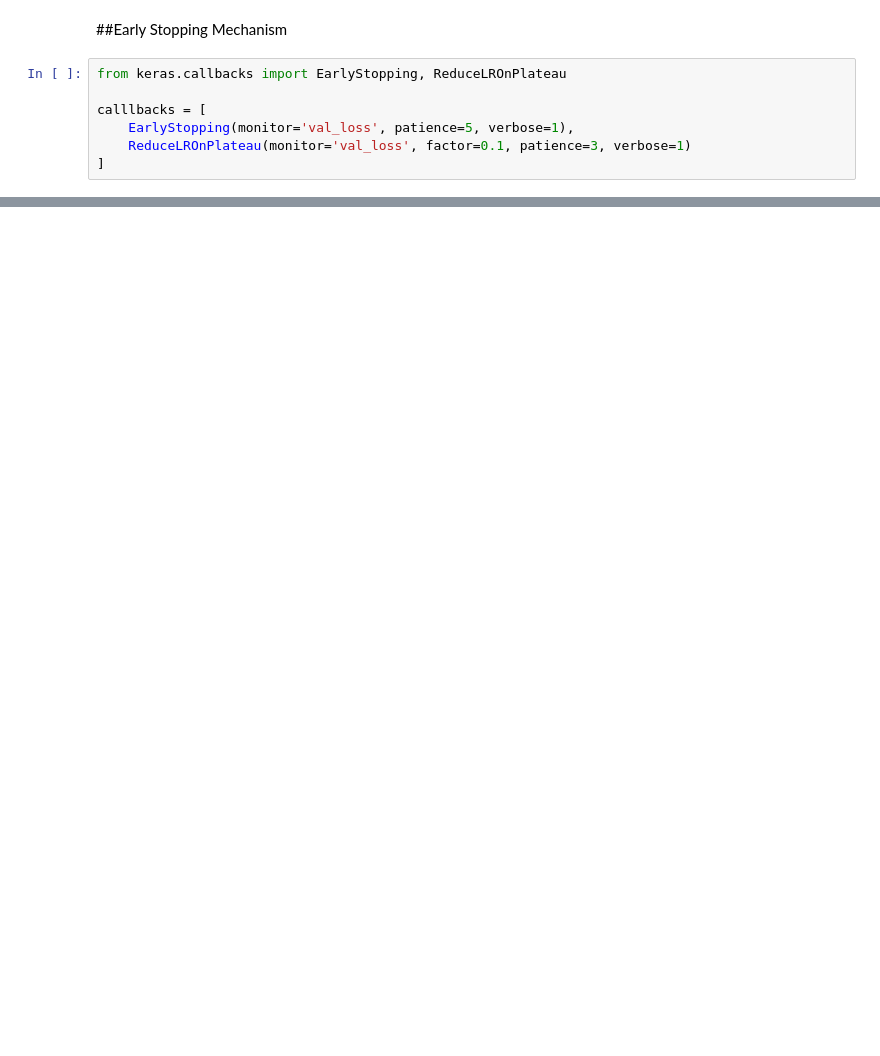
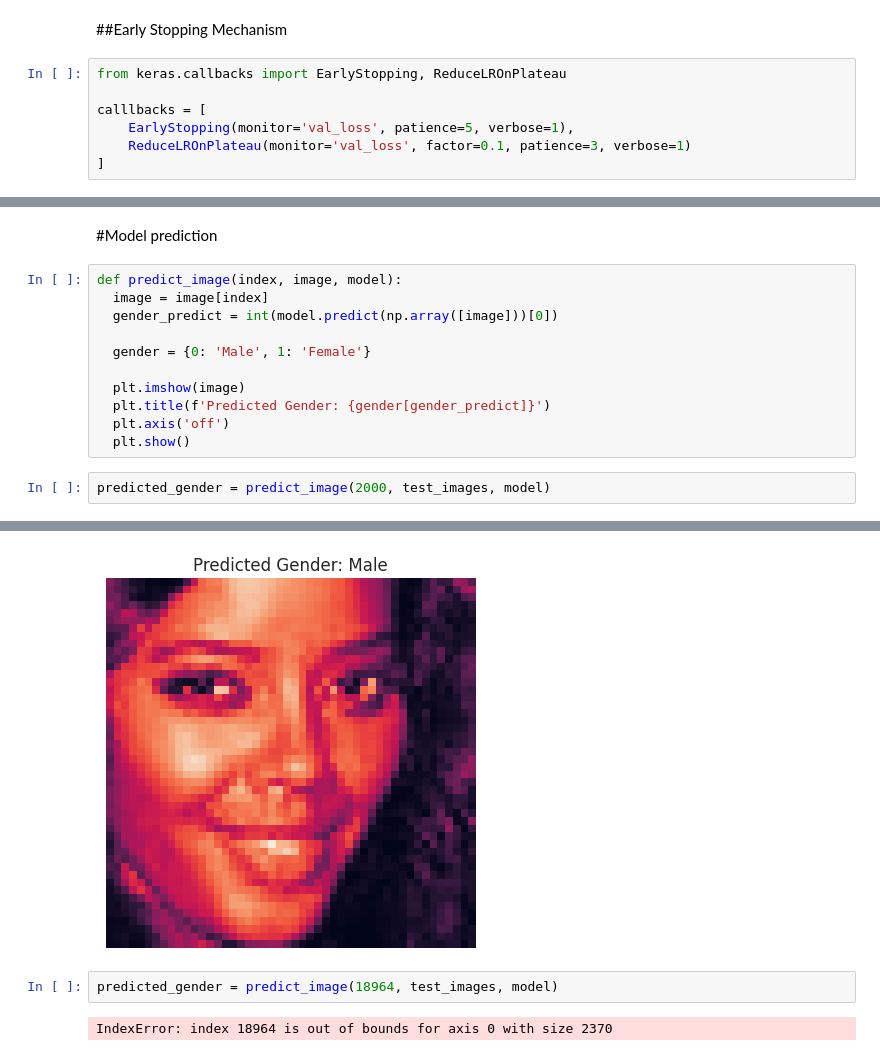
Before and after one commit to rjrizani/machine-learning, a Jupyter notebook: gender_prediction.ipynb, the cells around one changed output, grey strips where cells are left out. Drawn from its saved outputs; the diff is of its cells as text; blank space fills up the shorter version.

```diff
--- a/gender_prediction.ipynb
+++ b/gender_prediction.ipynb
@@ -242,0 +285,16 @@ Epoch 4/25
+# %% [markdown]
+#Model prediction
+# %%
+def predict_image(index, image, model):
+  image = image[index]
+  gender_predict = int(model.predict(np.array([image]))[0])
+
+  gender = {0: 'Male', 1: 'Female'}
+
+  plt.imshow(image)
+  plt.title(f'Predicted Gender: {gender[gender_predict]}')
+  plt.axis('off')
+  plt.show()
+# %%
+predicted_gender = predict_image(2000, test_images, model)
+# %% [output]
@@ -242,0 +302,5 @@ Epoch 4/25
+[figure, added]
+# %%
+predicted_gender = predict_image(18964, test_images, model)
+# %% [output]
+IndexError: index 18964 is out of bounds for axis 0 with size 2370
```
Also changed, not shown: parts of 13 cells of this notebook.
